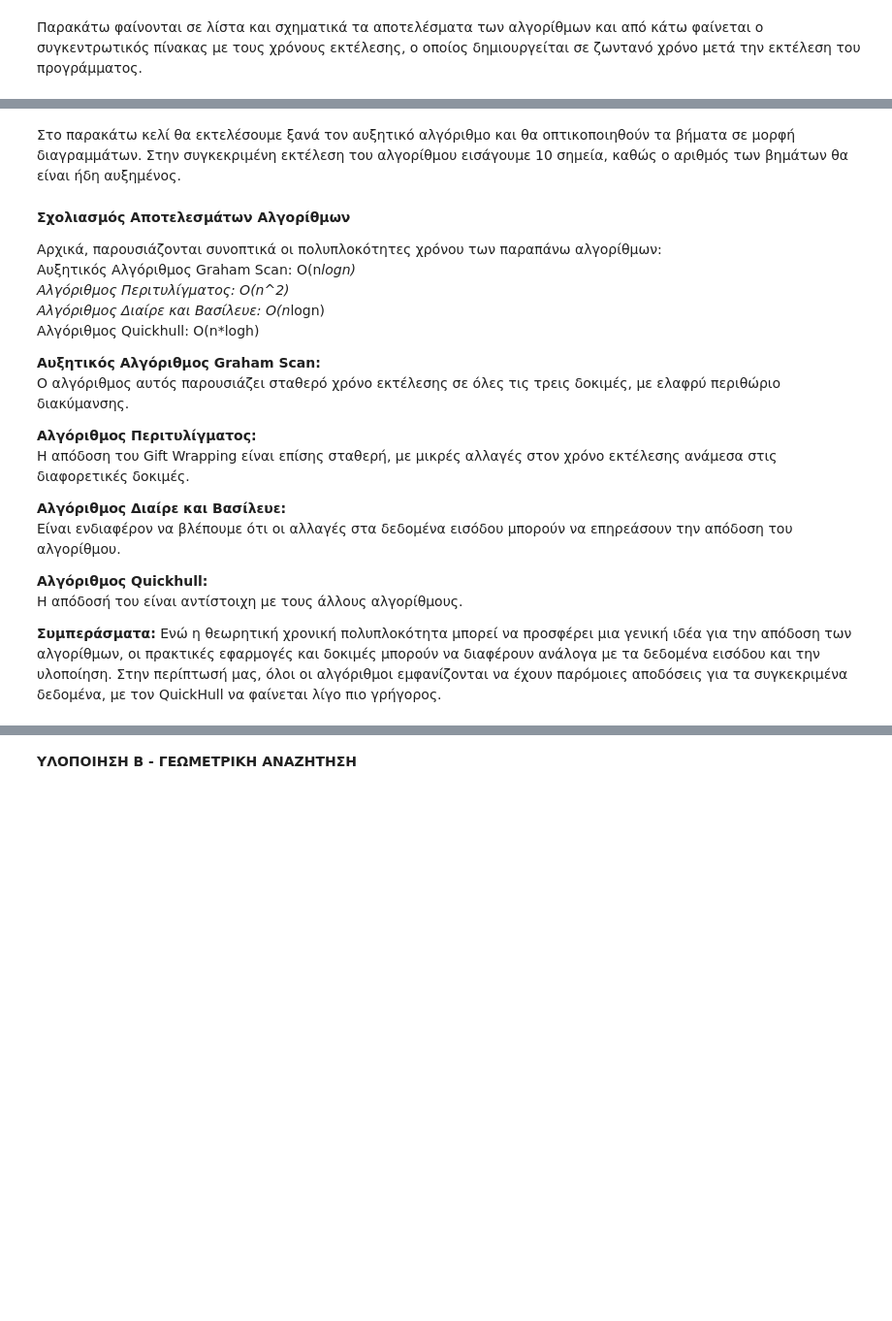
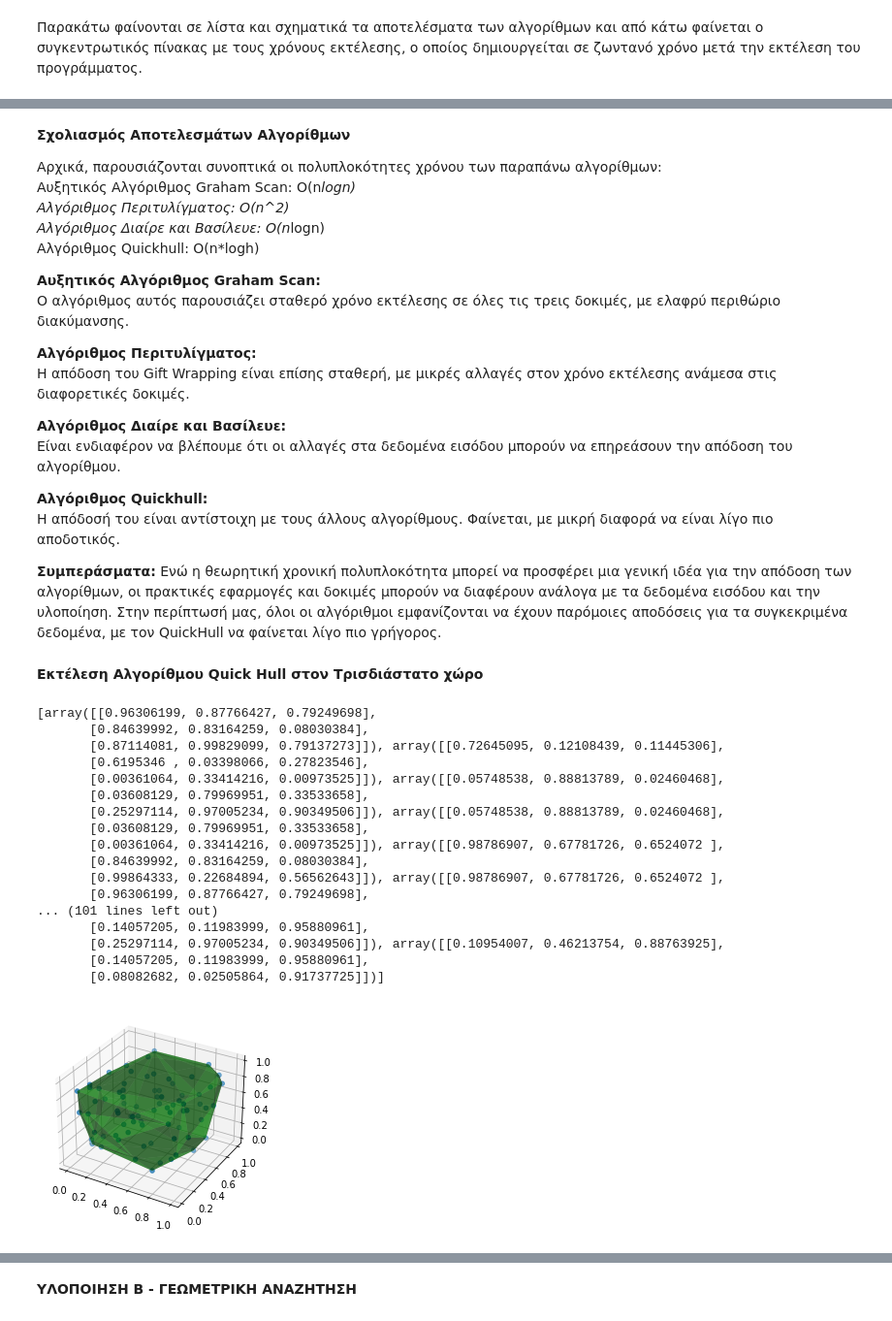
Before and after one commit to scriptAssasin/computational_geometry, a Jupyter notebook: EvangelosFakorellis_1115201900203.ipynb, the cells around one changed output, grey strips where cells are left out. Shown: that part at 97% size. Cells and saved outputs as stored; diff of their text form; code cells hidden in the pictures; blank space fills up the shorter version.

```diff
--- a/EvangelosFakorellis_1115201900203.ipynb
+++ b/EvangelosFakorellis_1115201900203.ipynb
@@ -74,6 +74,4 @@ if __name__ == "__main__":
 ... (21 outputs left out)
-# %% [markdown]
-Στο παρακάτω κελί θα εκτελέσουμε ξανά τον αυξητικό αλγόριθμο και θα οπτικοποιηθούν τα βήματα σε μορφή διαγραμμάτων. Στην συγκεκριμένη εκτέλεση του αλγορίθμου εισάγουμε 10 σημεία, καθώς ο αριθμός των βημάτων θα είναι ήδη αυξημένος.
 # %% [markdown]
 <b>Σχολιασμός Αποτελεσμάτων Αλγορίθμων</b>
 
@@ -93,7 +91,32 @@ if __name__ == "__main__":
 Είναι ενδιαφέρον να βλέπουμε ότι οι αλλαγές στα δεδομένα εισόδου μπορούν να επηρεάσουν την απόδοση του αλγορίθμου.
 
 <b>Αλγόριθμος Quickhull:</b><br />
-Η απόδοσή του είναι αντίστοιχη με τους άλλους αλγορίθμους. <br />
+Η απόδοσή του είναι αντίστοιχη με τους άλλους αλγορίθμους. Φαίνεται, με μικρή διαφορά να είναι λίγο πιο αποδοτικός. <br />
 
 <b>Συμπεράσματα:</b>
 Ενώ η θεωρητική χρονική πολυπλοκότητα μπορεί να προσφέρει μια γενική ιδέα για την απόδοση των αλγορίθμων, οι πρακτικές εφαρμογές και δοκιμές μπορούν να διαφέρουν ανάλογα με τα δεδομένα εισόδου και την υλοποίηση. Στην περίπτωσή μας, όλοι οι αλγόριθμοι εμφανίζονται να έχουν παρόμοιες αποδόσεις για τα συγκεκριμένα δεδομένα, με τον QuickHull να φαίνεται λίγο πιο γρήγορος.
+# %% [markdown]
+<b>Εκτέλεση Αλγορίθμου Quick Hull στον Τρισδιάστατο χώρο</b> <br />
+# %%
+points = generate_random_3d_points(80)
+convex_hull_object.set_algorithm(ConvexHullAlgorithms.QUICKHULL)
+convex_hull_result = convex_hull_object.compute(points, False)
+# %% [output]
+[array([[0.96306199, 0.87766427, 0.79249698],
+       [0.84639992, 0.83164259, 0.08030384],
+       [0.87114081, 0.99829099, 0.79137273]]), array([[0.72645095, 0.12108439, 0.11445306],
+       [0.6195346 , 0.03398066, 0.27823546],
+       [0.00361064, 0.33414216, 0.00973525]]), array([[0.05748538, 0.88813789, 0.02460468],
+       [0.03608129, 0.79969951, 0.33533658],
+       [0.25297114, 0.97005234, 0.90349506]]), array([[0.05748538, 0.88813789, 0.02460468],
+       [0.03608129, 0.79969951, 0.33533658],
+       [0.00361064, 0.33414216, 0.00973525]]), array([[0.98786907, 0.67781726, 0.6524072 ],
+       [0.84639992, 0.83164259, 0.08030384],
+       [0.99864333, 0.22684894, 0.56562643]]), array([[0.98786907, 0.67781726, 0.6524072 ],
+       [0.96306199, 0.87766427, 0.79249698],
+... (101 lines left out)
+       [0.14057205, 0.11983999, 0.95880961],
+       [0.25297114, 0.97005234, 0.90349506]]), array([[0.10954007, 0.46213754, 0.88763925],
+       [0.14057205, 0.11983999, 0.95880961],
+       [0.08082682, 0.02505864, 0.91737725]])]
+[figure, added]
```
Also changed, not shown: parts of 4 cells of this notebook, 4 other files.
